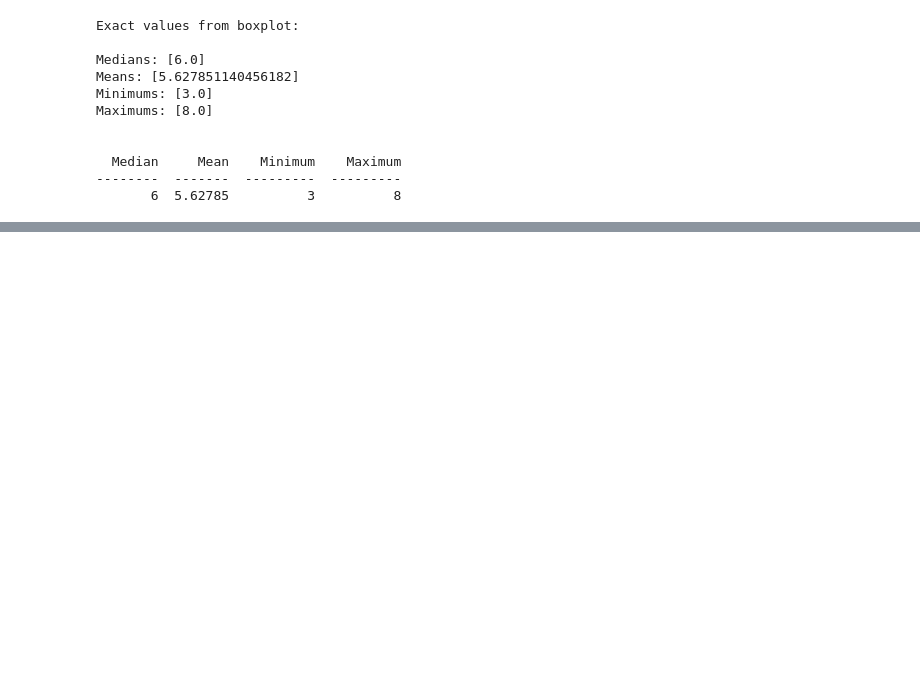
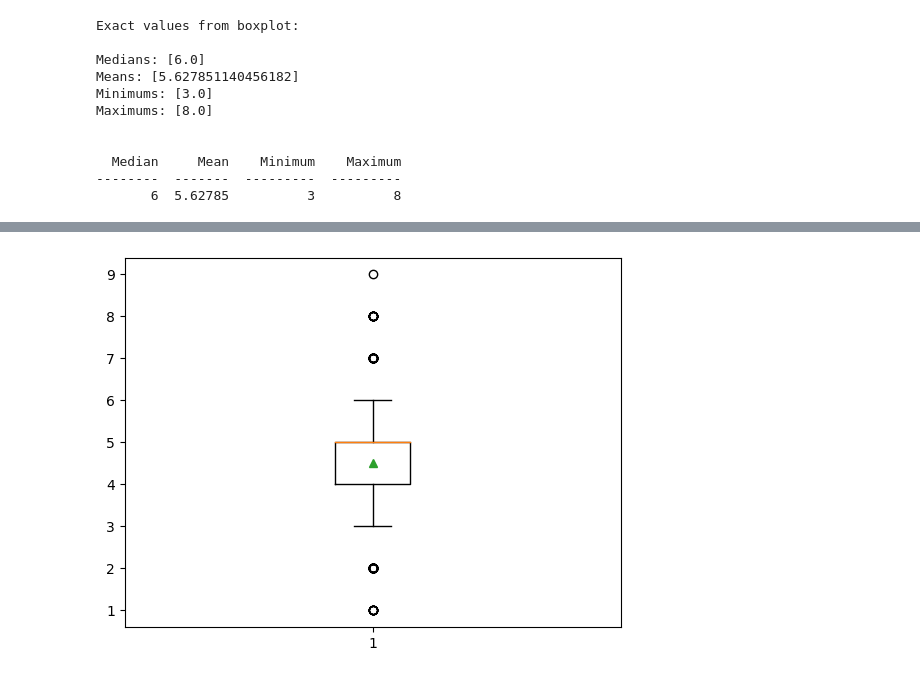
Before and after one commit to ErionaOsaj/fuel-consumption-ratings-2023, a Jupyter notebook: DataPreprocessing.ipynb, the cells around one changed output, grey strips where cells are left out. Saved outputs shown, nothing was run; the diff lists cells and outputs as text; code cells hidden in the pictures; blank space fills up the shorter version.

```diff
--- a/DataPreprocessing.ipynb
+++ b/DataPreprocessing.ipynb
@@ -782,0 +833,4 @@ bp = plt.boxplot(dataset['Hwy (L/100 km)'],showmeans=True)  #relatively symetric
+# %%
+bp = plt.boxplot(dataset['CO2 Rating'],showmeans=True)  #left-skewed(negatively skewed)
+# %% [output]
+[figure, added]
```
Also changed, not shown: parts of 14 cells of this notebook.
